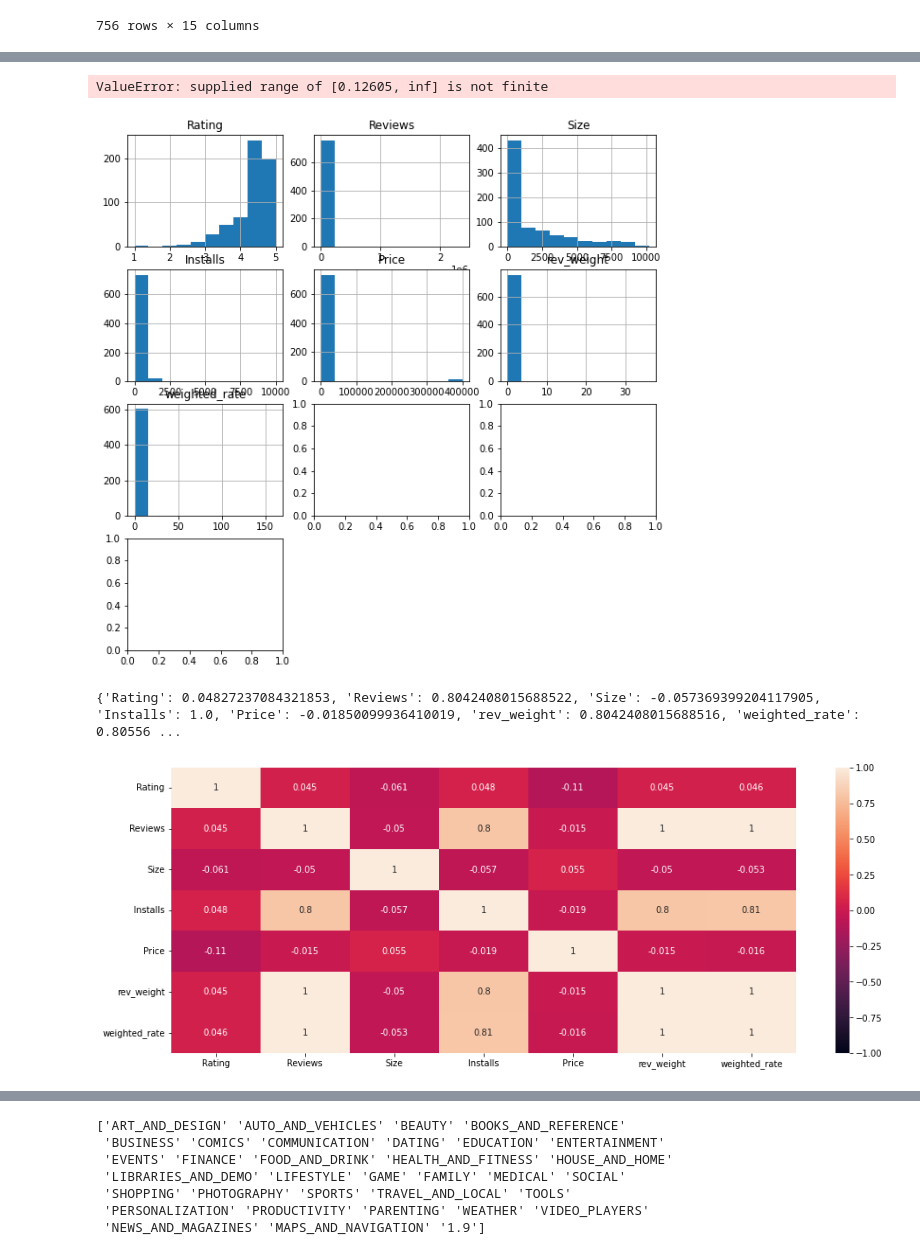
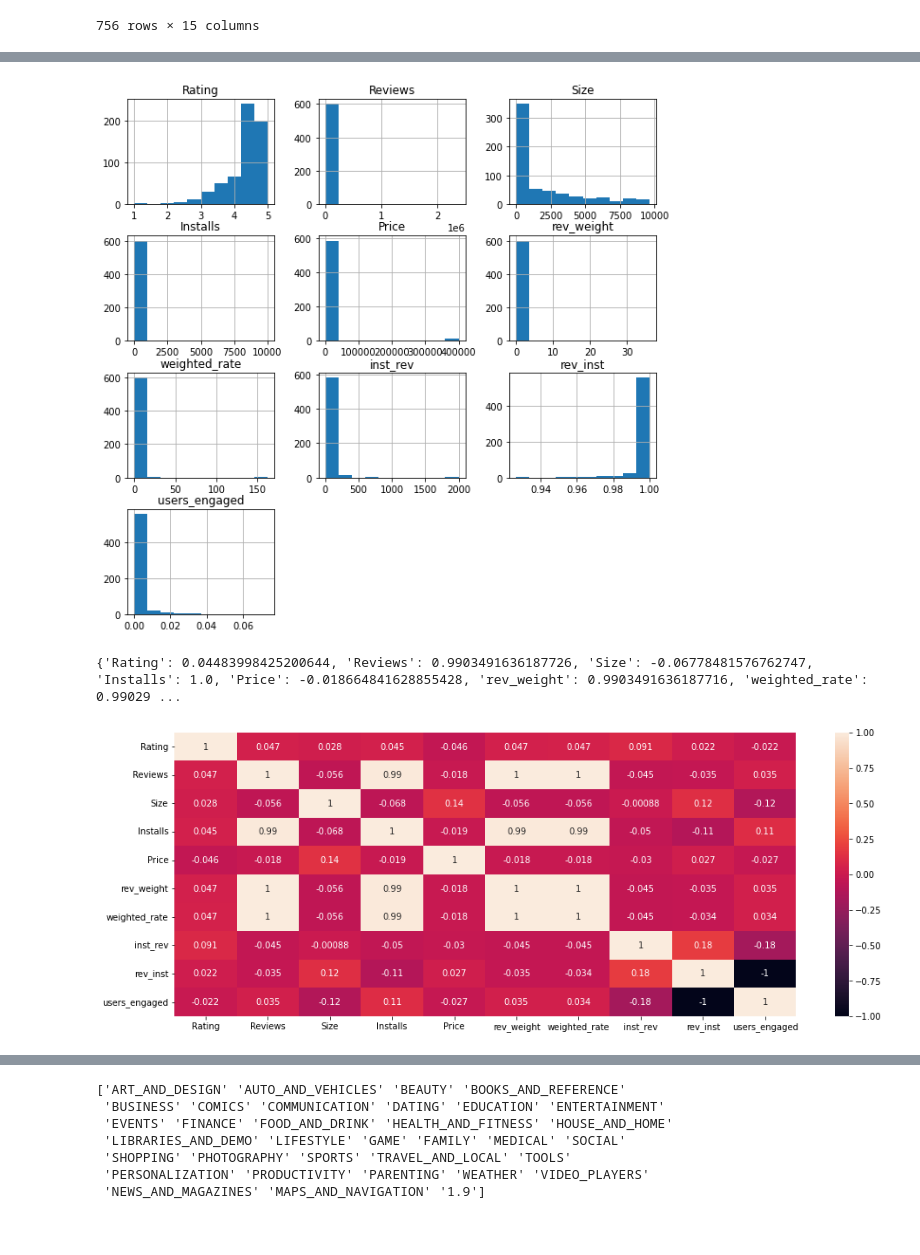
Before and after one commit to Rodauv/google_playstore_stats, a Jupyter notebook: my_mobapp_studio.ipynb, the cells around one changed output, grey strips where cells are left out. Cells and saved outputs as stored; diff of their text form; code cells hidden in the pictures.

```diff
--- a/my_mobapp_studio.ipynb
+++ b/my_mobapp_studio.ipynb
@@ -111,12 +111,14 @@ bayesian_avg(dataset_clean)
 # %%
 #Calculate averages: installs / reviews;
 def average_inst_rev(dataset_clean):
-    dataset_clean['Reviews'] = dataset_clean['Reviews'] + 1
-    dataset_clean['Reviews'].
+    #dataset_clean['Reviews'] = dataset_clean['Reviews'] + 1
+    temp_dataset = dataset_clean
+    dataset_clean = temp_dataset.dropna()
     dataset_clean['inst_rev'] = abs((dataset_clean['Reviews']-dataset_clean['Installs'])/dataset_clean['Installs'])/100
     dataset_clean['rev_inst'] = abs((dataset_clean['Installs']-dataset_clean['Reviews'])/dataset_clean['Reviews'])
     dataset_clean['users_engaged'] = 1-dataset_clean['rev_inst']
+    #print(dataset_clean.dtypes)
     return dataset_clean
 
-average_inst_rev(dataset_clean)
+dataset_clean = average_inst_rev(dataset_clean)
 # %% [output]
@@ -140,22 +146,22 @@ def print_histograms(dataset_clean):
 
 print_histograms(dataset_clean)
 # %% [output]
-ValueError: supplied range of [0.12605, inf] is not finite
-[figure, old version]
+[figure, new version]
 # %%
 #calculate the pearsons correlation coeficient of the dataset:
-def compute_correlations_matrix(dataset):
+def compute_correlations_matrix(dataset_clean):
+    dataset_clean = dataset_clean.query("Category == 'FAMILY'")
     corr_df = dataset_clean.corr()
     #create a dictionarry from the coef table
     corelations = corr_df.to_dict(orient='dict')
     print(corelations['Installs'])
     pyplot.figure(figsize=(16, 6))
     sns.heatmap(corr_df, vmin=-1, vmax=1, annot=True)
 
 compute_correlations_matrix(dataset_clean)
 # %% [output]
-{'Rating': 0.04827237084321853, 'Reviews': 0.8042408015688522, 'Size': -0.057369399204117905, 'Installs': 1.0, 'Price': -0.01850099936410019, 'rev_weight': 0.8042408015688516, 'weighted_rate': 0.80556 ...
+{'Rating': 0.04483998425200644, 'Reviews': 0.9903491636187726, 'Size': -0.06778481576762747, 'Installs': 1.0, 'Price': -0.018664841628855428, 'rev_weight': 0.9903491636187716, 'weighted_rate': 0.99029 ...
-[figure, old version]
+[figure, new version]
 # %%
 def print_scatter_matrix(dataset_clean):
     pd.plotting.scatter_matrix(dataset_clean,figsize=([16,16]))
```
Also changed, not shown: parts of 5 cells of this notebook.
